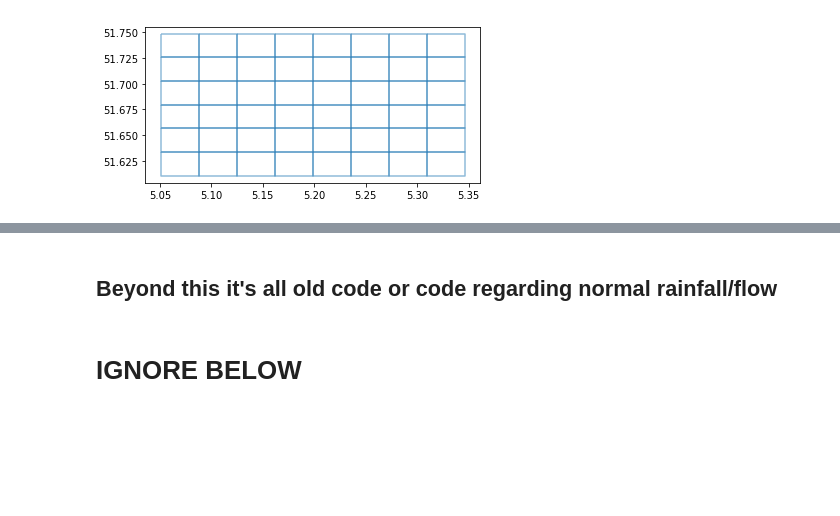
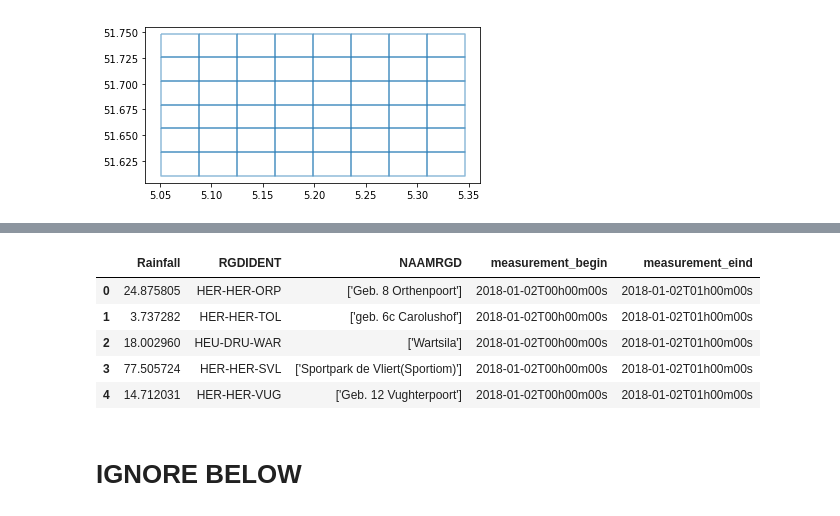
Before and after one commit to JaymonV/DC3-G7, a Jupyter notebook: DC3-AJ-15-10-2019.ipynb, the cells around one changed output, grey strips where cells are left out. Cells and saved outputs as stored; diff of their text form; code cells hidden in the pictures; blank space fills up the shorter version.

```diff
--- a/DC3-AJ-15-10-2019.ipynb
+++ b/DC3-AJ-15-10-2019.ipynb
@@ -306,5 +228,13 @@ ValueError: Length mismatch: Expected axis has 900 elements, new values have 300
-# %% [markdown]
-## Beyond this it's all old code or code regarding normal rainfall/flow
+# %%
+s = pd.read_csv('rain_grid_prediction/rain_grid_prediction_overall.csv')
+s.head()
+# %% [output]
+|  | Rainfall | RGDIDENT | NAAMRGD | measurement_begin | measurement_eind |
+| 0 | 24.875805 | HER-HER-ORP | ['Geb. 8 Orthenpoort'] | 2018-01-02T00h00m00s | 2018-01-02T01h00m00s |
+| 1 | 3.737282 | HER-HER-TOL | ['geb. 6c Carolushof'] | 2018-01-02T00h00m00s | 2018-01-02T01h00m00s |
+| 2 | 18.002960 | HEU-DRU-WAR | ['Wartsila'] | 2018-01-02T00h00m00s | 2018-01-02T01h00m00s |
+| 3 | 77.505724 | HER-HER-SVL | ['Sportpark de Vliert(Sportiom)'] | 2018-01-02T00h00m00s | 2018-01-02T01h00m00s |
+| 4 | 14.712031 | HER-HER-VUG | ['Geb. 12 Vughterpoort'] | 2018-01-02T00h00m00s | 2018-01-02T01h00m00s |
 # %% [markdown]
 # IGNORE BELOW
 # %%
```
Also changed, not shown: parts of 25 cells of this notebook.
